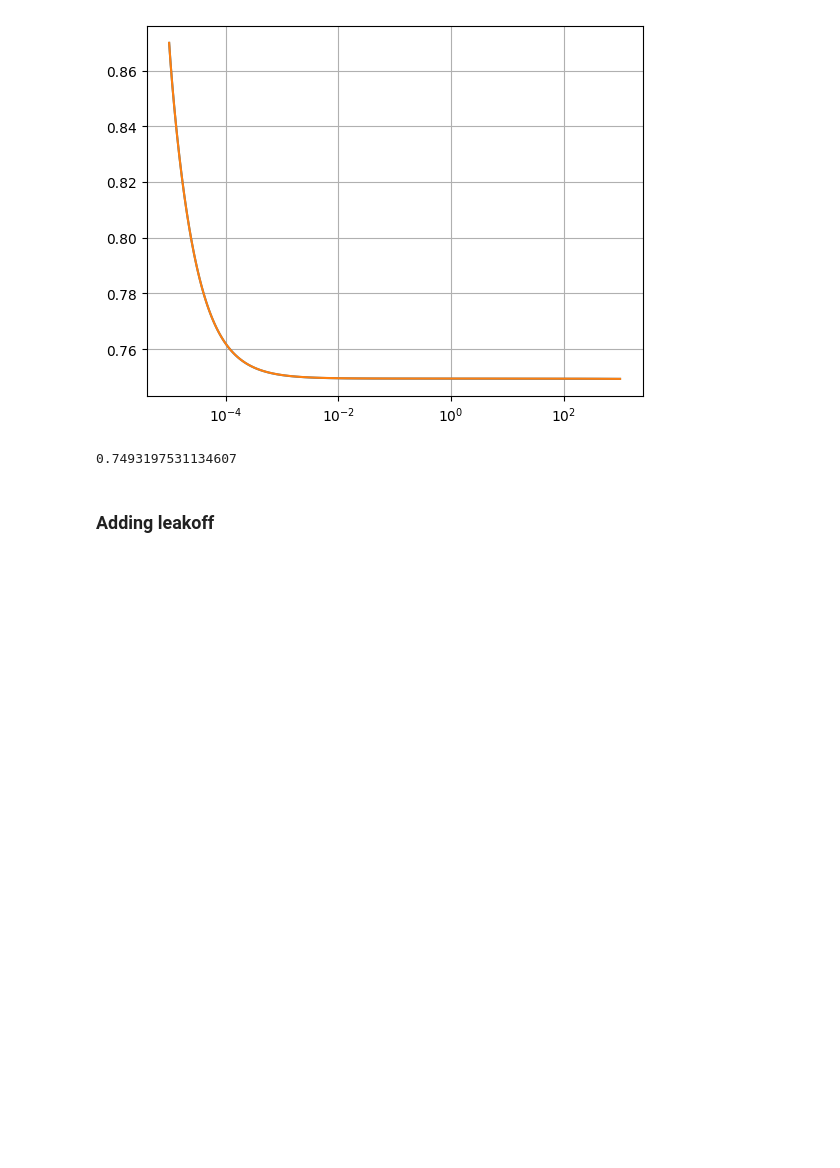
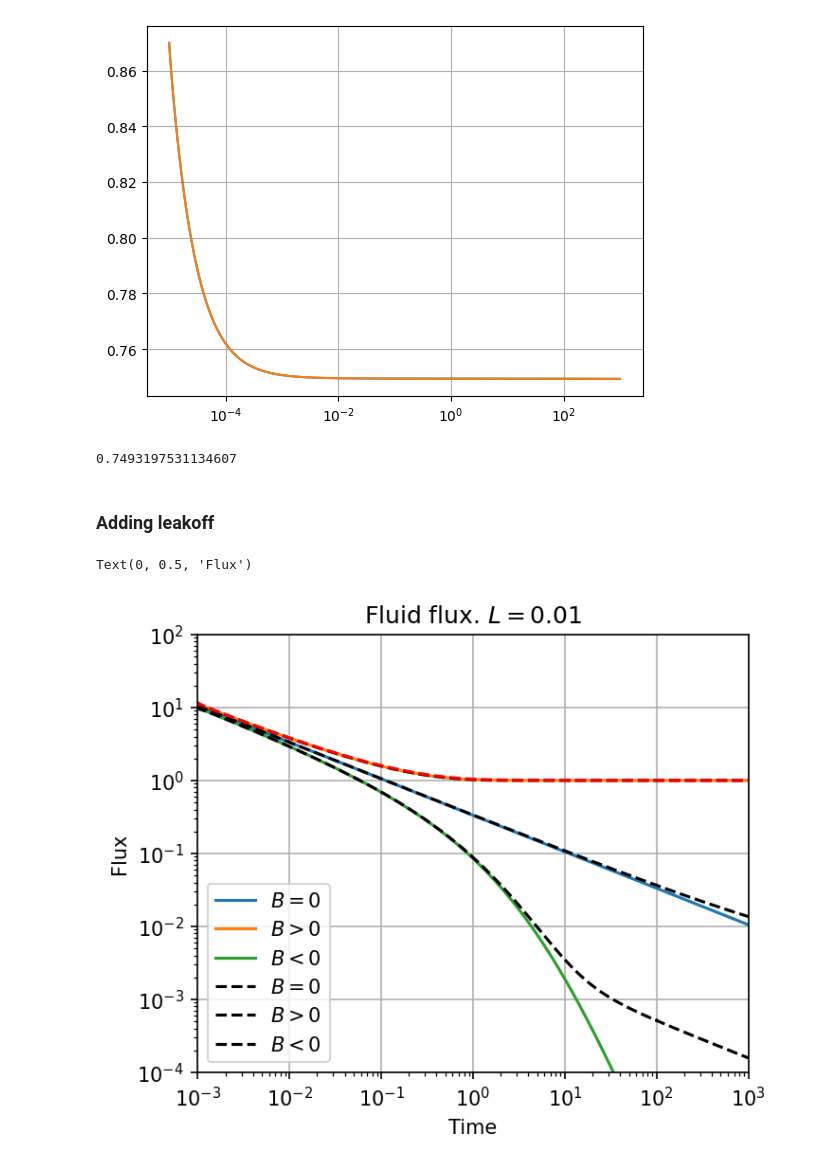
Before and after one commit to dashadem/CO2lovers, a Jupyter notebook: nonlinear.ipynb, the cells around one changed output. Drawn from its saved outputs; the diff is of its cells as text; code cells hidden in the pictures; blank space fills up the shorter version.

```diff
--- a/nonlinear.ipynb
+++ b/nonlinear.ipynb
@@ -821,3 +835,10 @@ with open('solution_B-1_T06.pkl', 'rb') as f:
+# %%
+with open('solution_B0_L001.pkl', 'rb') as f:
+    sol0L = pickle.load(f)
+with open('solution_B1_L001.pkl', 'rb') as f:
+    sol1L = pickle.load(f)
+with open('solution_B-1_L001.pkl', 'rb') as f:
+    sol1_L = pickle.load(f)
 # %% [markdown]
 #### Length
 # %%
@@ -1140,6 +1158,28 @@ a[-1]
 0.7493197531134607
 # %% [markdown]
 ### Adding leakoff
+# %%
+plt.figure(figsize = (5,4),dpi = 150)
+plt.plot(sol0['time'],sol0['flux'], label = '$B = 0$')
+plt.plot(sol1['time'],sol1['flux'], label = '$B > 0$')
+plt.plot(sol1_['time'],sol1_['flux'], label = '$B < 0$')
+
+plt.plot(sol0L['time'],sol0L['flux'], '--k', label = '$B = 0$')
+plt.plot(sol1L['time'],sol1L['flux'], '--k', label = '$B > 0$')
+plt.plot(sol1_L['time'],sol1_L['flux'], '--k', label = '$B < 0$')
+plt.plot(solution['time'], solution['flux'], '--', color = "red")
+plt.grid()
+plt.xscale('log')
+plt.yscale('log')
+plt.xlim([10**(-3), 10**3])
+plt.ylim([10**(-4), 10**2])
+plt.legend()
+plt.title('Fluid flux. $L = 0.01$')
+plt.xlabel('Time')
+plt.ylabel('Flux')
+# %% [output]
+Text(0, 0.5, 'Flux')
+[figure, added]
 # %%
 plt.figure(figsize = (5,4),dpi = 150)
 
```
Also changed, not shown: parts of 14 cells of this notebook.
